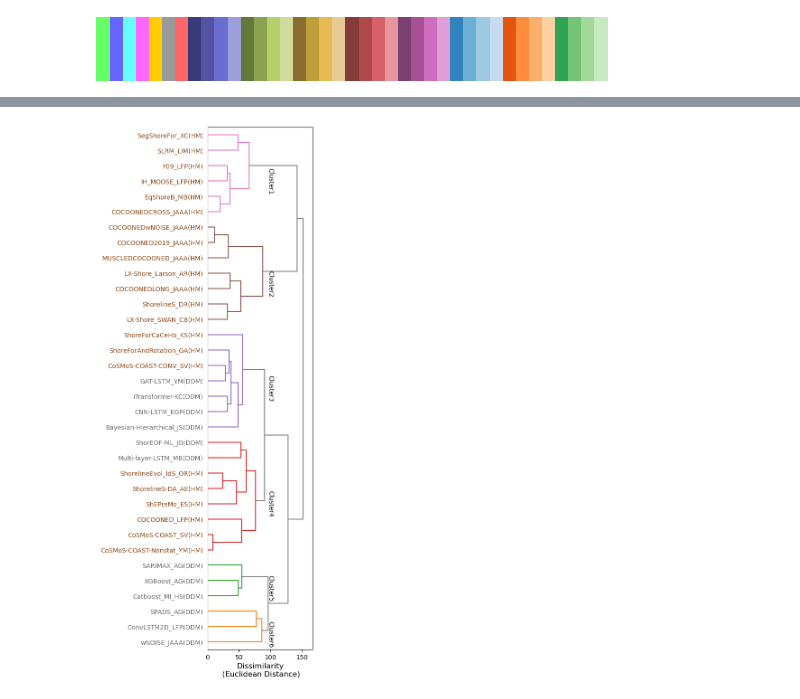
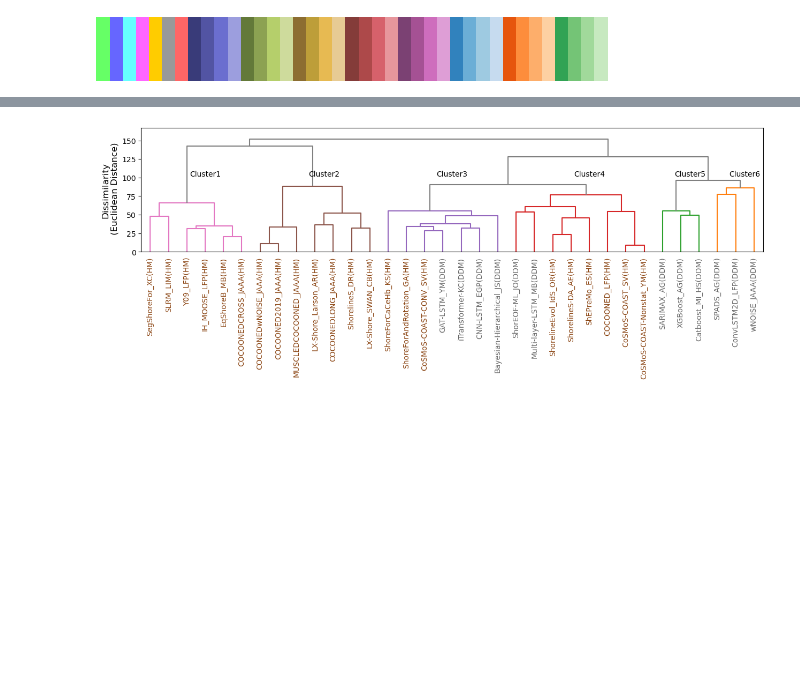
Before and after one commit to ShoreShop/ShoreModel_Benchmark, a Jupyter notebook: Figure2.ipynb, the cells around one changed output, grey strips where cells are left out. Saved outputs shown, nothing was run; the diff lists cells and outputs as text; code cells hidden in the pictures; blank space fills up the shorter version.

Commit message:
Update plots

```diff
--- a/Figure2.ipynb
+++ b/Figure2.ipynb
@@ -194,87 +187,77 @@ zorders['CoSMoS-COAST-CONV_SV'] = 40
 zorders['GAT-LSTM_YM'] = 39
 zorders['iTransformer-KC'] = 38
 # %%
-ensemble_norm = (ensemble_values - np.expand_dims(ensemble_values.mean(1), 1))/np.expand_dims(ensemble_values.std(1), 1)
-#ensemble_norm = (ensemble_values-np.mean(ensemble_values))/np.std(ensemble_values)
+# Normalize the ensemble values
+ensemble_norm = (ensemble_values - np.expand_dims(ensemble_values.mean(1), 1)) / np.expand_dims(ensemble_values.std(1), 1)
 
-#time_series_data = ensemble_norm.transpose(0, 2, 1).reshape(ensemble_norm.shape[0], -1)
-time_series_data = ensemble_norm[:, :, [0,2]].transpose(0, 2, 1).reshape(ensemble_norm.shape[0], ensemble_norm.shape[1]*2)
-#time_series_data = ensemble_norm[:, :, 0]
+# Reshape the time series data
+time_series_data = ensemble_norm[:, :, [0, 2]].transpose(0, 2, 1).reshape(ensemble_norm.shape[0], ensemble_norm.shape[1] * 2)
 
-
+# Define colors for model types
 colors = {
     'DDM': 'dimgray',
     'HM': 'saddlebrown',
 }
 
-fig, ax = plt.subplots(1, 1, figsize=(3, 15))
+# Initialize figure
+fig, ax = plt.subplots(1, 1, figsize=(15, 3))  # Adjust width and height for horizontal layout
 color_threshold = 90
 n_clusters = 6
 model_labels = [name + '({})'.format(MODEL_TYPES[name]) for name in list(dfs_pred.keys())[:-1]]
 
-# Step 2: Compute the Euclidean distance matrix
+# Compute the Euclidean distance matrix
 distance_matrix = pdist(time_series_data, metric='euclidean')
 
-# Step 3: Perform hierarchical clustering using Ward's method
+# Perform hierarchical clustering using Ward's method
 linkage_matrix = linkage(distance_matrix, method='ward', optimal_ordering=True)
+
+# Plot the horizontal dendrogram
 dendro = dendrogram(
     linkage_matrix,
     labels=model_labels,
-    leaf_rotation=0,  # Rotate labels for better readability
-    leaf_font_size=10,  # Adjust font size
-    color_threshold=color_threshold,  # Threshold for coloring clusters (adjust as needed)
-    above_threshold_color='gray',  # Tree branches above the threshold
+    leaf_rotation=90,  # Rotate labels for readability
+    leaf_font_size=10,
+    color_threshold=color_threshold,
+    above_threshold_color='gray',
     ax=ax,
-    orientation='right'
+    orientation='top'  # Change to horizontal layout
 )
 
-
-#cluster_ids = fcluster(linkage_matrix, t=color_threshold, criterion='distance')
+# Assign clusters
 cluster_ids = fcluster(linkage_matrix, t=n_clusters, criterion='maxclust')
 
-# Get the unique clusters and assign cluster names
+# Get unique clusters and create a mapping
 unique_clusters = np.unique(cluster_ids)
 cluster_mapping = dict(zip(model_labels, cluster_ids))
-# Step 8: Annotate the clusters
-# Extract the x-coordinates and y-coordinates for each cluster
+
+# Annotate the clusters
 for cluster_id in unique_clusters:
-    # Find all model names belonging to this cluster
+    # Find model names in this cluster
     cluster_members = [name for name, cluster in cluster_mapping.items() if cluster == cluster_id]
 
-    # Find the x-coordinates of leaves for this cluster (based on dendrogram order)
-    y_positions = [
-        dendro['ivl'].index(name) for name in cluster_members
-    ]
-    y = np.mean(y_positions)*10  # Center of cluster
-    x = color_threshold + 10  # Slightly above the threshold
+    # Find the x-coordinates of leaves for this cluster
+    x_positions = [dendro['ivl'].index(name) for name in cluster_members]
+    x = np.mean(x_positions) * 10  # Center cluster annotation
+    y = color_threshold + 10  # Move annotation above the threshold
 
-    if cluster_id == 5:
-        y = y-2
-
-    # Add cluster annotation
-#     if cluster_id == 1:
-#         ax.text(
-#             x, y, f"Cluster{4-cluster_id}",
-#             ha='center', va='center', fontsize=10, color='black', rotation=0,
-#         )
-#     else:
     ax.text(
-        x, y, f"Cluster{n_clusters-cluster_id+1}",
-        ha='center', va='center', fontsize=10, color='black', rotation=-90,
+        x, y, f"Cluster{n_clusters - cluster_id + 1}",
+        ha='center', va='bottom', fontsize=10, color='black'
     )
 
-# Step 5: Adjust the plot aesthetics
-ax.set_xlabel("Dissimilarity\n (Euclidean Distance)", fontsize=12)
+# Adjust plot aesthetics
+ax.set_ylabel("Dissimilarity\n (Euclidean Distance)", fontsize=12)  # Adjust label to y-axis
+ax.set_ylim(0, np.max(linkage_matrix[:, 2]) * 1.1)  # Add padding to y-axis
 
-# Dynamically adjust tree height to proportionally fit the screen
-ax.set_xlim(0, np.max(linkage_matrix[:, 2]) * 1.1)  # Add 10% padding to the y-axis
-
-y_labels = ax.get_yticklabels()
-for label in y_labels:
-    model = label.get_text()  # Get the model name
-    label.set_color(colors[MODEL_TYPES[model.split('(')[0]]])  # Set the color from the dictionary
+# Change label colors based on model type
+x_labels = ax.get_xticklabels()
+for label in x_labels:
+    model = label.get_text()  # Extract model name
+    label.set_color(colors[MODEL_TYPES[model.split('(')[0]]])  # Apply corresponding color
+ax.invert_xaxis()
+plt.show()
 # %% [output]
-[figure, old version]
+[figure, new version]
 # %%
 ensemble_norm = (ensemble_values - np.expand_dims(ensemble_values.mean(1), 1))/np.expand_dims(ensemble_values.std(1), 1)
 #ensemble_norm = (ensemble_values-np.mean(ensemble_values))/np.std(ensemble_values)
```
Also changed, not shown: parts of 4 cells of this notebook, 7 other files.
